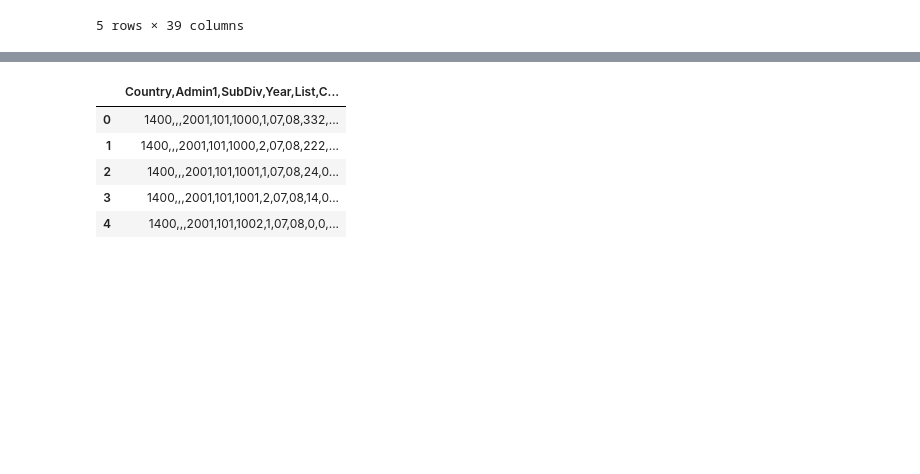
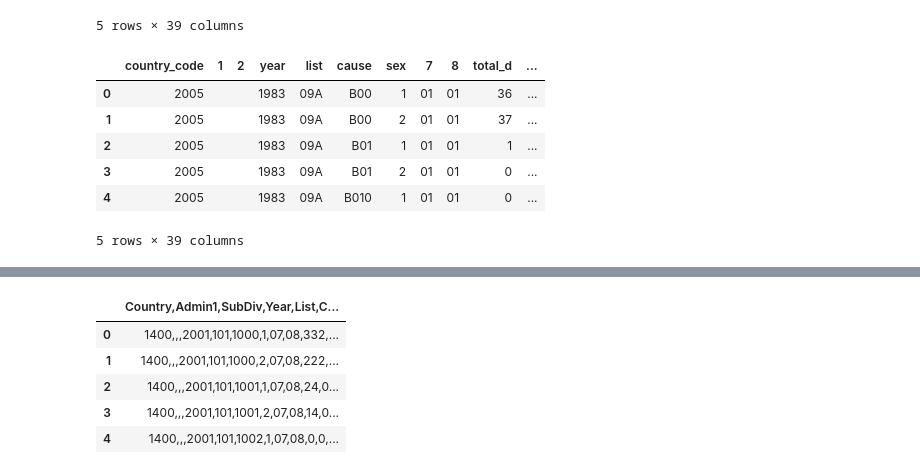
Before and after one commit to EJohnson7/ETL, a Jupyter notebook: Jupyter Notebook and more/data_etl.ipynb, the cells around one changed output, grey strips where cells are left out. Drawn from its saved outputs; the diff is of its cells as text; code cells hidden in the pictures; blank space fills up the shorter version.

```diff
--- a/Jupyter Notebook and more/data_etl.ipynb
+++ b/Jupyter Notebook and more/data_etl.ipynb
@@ -221,3 +223,21 @@ new_mortality9_df.sort_values(3,ascending=True).head()
 | 620158 | 4200 |  |  | 1979 | 09B | B480 | 2 | 01 | 01 | 0 | ... | ... |
 | 620159 | 4200 |  |  | 1979 | 09B | B481 | 1 | 01 | 01 | 0 | ... | ... |
 5 rows × 39 columns
+# %%
+new_mortality9_df.rename(columns=
+                         {0:"country_code",
+                          3:"year",
+                          4:"list",
+                          5:"cause",
+                          6:"sex",
+                          9:"total_d"},
+                         inplace = True)
+new_mortality9_df.head()
+# %% [output]
+|  | country_code | 1 | 2 | year | list | cause | sex | 7 | 8 | total_d | ... |
+| 0 | 2005 |  |  | 1983 | 09A | B00 | 1 | 01 | 01 | 36 | ... |
+| 1 | 2005 |  |  | 1983 | 09A | B00 | 2 | 01 | 01 | 37 | ... |
+| 2 | 2005 |  |  | 1983 | 09A | B01 | 1 | 01 | 01 | 1 | ... |
+| 3 | 2005 |  |  | 1983 | 09A | B01 | 2 | 01 | 01 | 0 | ... |
+| 4 | 2005 |  |  | 1983 | 09A | B010 | 1 | 01 | 01 | 0 | ... |
+5 rows × 39 columns
```
Also changed, not shown: parts of 26 cells of this notebook.
